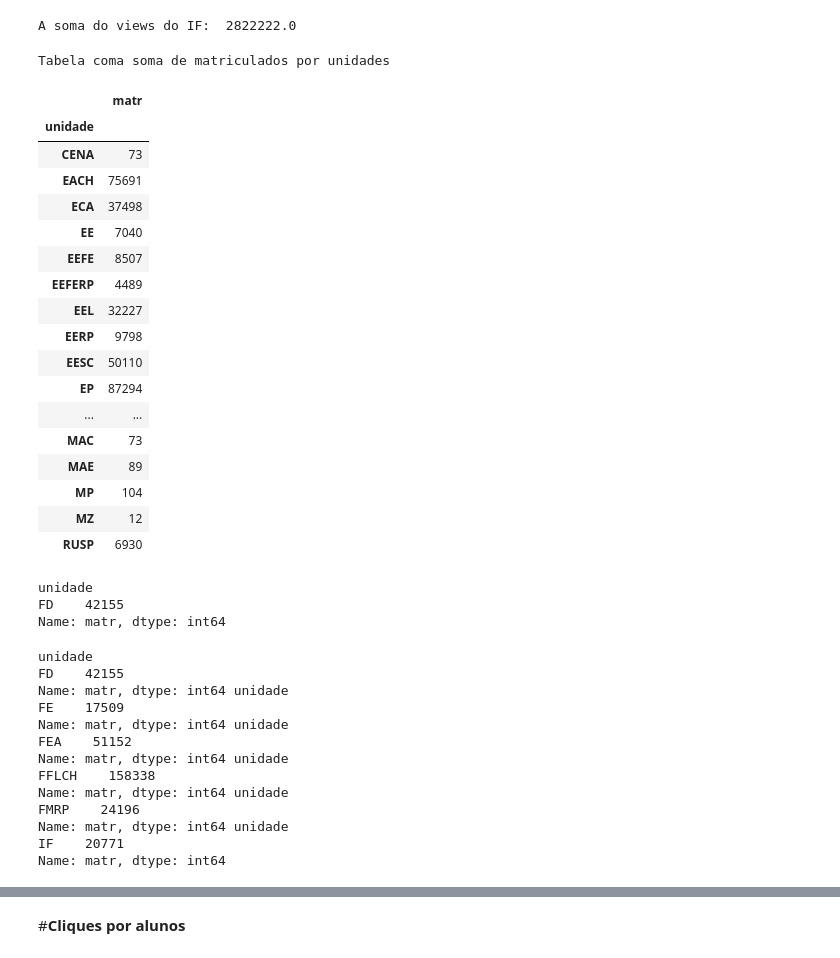
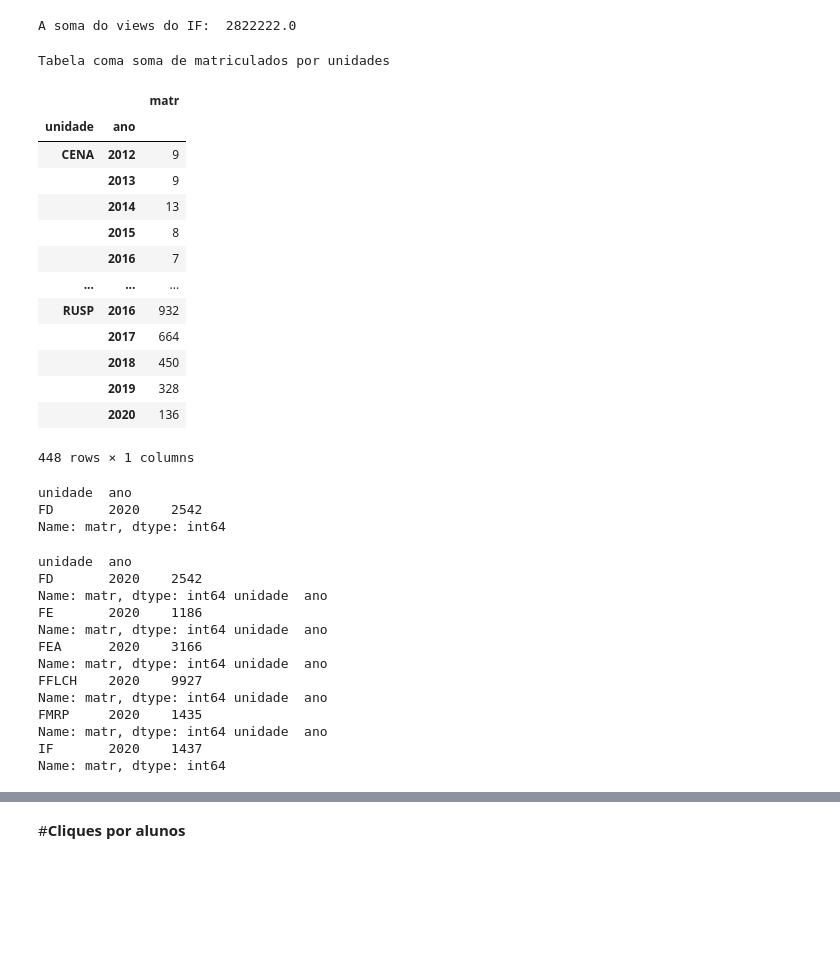
Before and after one commit to gustavo-ifusp/edisc-analytics, a Jupyter notebook: Analise_de_Dados_Indicadores_bolsa_PUB_junho_2021.ipynb, the cells around one changed output, grey strips where cells are left out. Drawn from its saved outputs; the diff is of its cells as text; code cells hidden in the pictures; blank space fills up the shorter version.

```diff
--- a/Analise_de_Dados_Indicadores_bolsa_PUB_junho_2021.ipynb
+++ b/Analise_de_Dados_Indicadores_bolsa_PUB_junho_2021.ipynb
@@ -121,57 +121,53 @@ print("A soma do views do IF: ",soma_views_IF)
 # %% [output]
 A soma do views do IF:  2822222.0
 # %%
-NM = matrcurso.groupby(['unidade'])['matr'].sum()
-print("Tabela coma soma de matriculados por unidades")
+NM = matrcurso.groupby(['unidade','ano'])['matr'].sum() #corrigido!
+print("Tabela coma soma de matriculados por unidades e ano")
 Soma_matriculados = pd.DataFrame(NM)
 Soma_matriculados
 # %% [output]
 Tabela coma soma de matriculados por unidades
-|  | matr |
-| unidade |  |
-| CENA | 73 |
-| EACH | 75691 |
-| ECA | 37498 |
-| EE | 7040 |
-| EEFE | 8507 |
-| EEFERP | 4489 |
-| EEL | 32227 |
-| EERP | 9798 |
-| EESC | 50110 |
-| EP | 87294 |
-| ... | ... |
-| MAC | 73 |
-| MAE | 89 |
-| MP | 104 |
-| MZ | 12 |
-| RUSP | 6930 |
+|  |  | matr |
+| unidade | ano |  |
+| CENA | 2012 | 9 |
+|  | 2013 | 9 |
+|  | 2014 | 13 |
+|  | 2015 | 8 |
+|  | 2016 | 7 |
+| ... | ... | ... |
+| RUSP | 2016 | 932 |
+|  | 2017 | 664 |
+|  | 2018 | 450 |
+|  | 2019 | 328 |
+|  | 2020 | 136 |
+448 rows × 1 columns
 # %%
-alunos_FDD = Soma_matriculados.query('unidade == "FD"')
+alunos_FDD = Soma_matriculados.query('unidade == "FD" and ano == "2020"')
 alunos_FDD  = alunos_FDD['matr']
 alunos_FDD
 # %% [output]
-unidade
-FD    42155
+unidade  ano
+FD       2020    2542
 Name: matr, dtype: int64
 # %%
-alunos_FD = Soma_matriculados.query('unidade == "FD"')['matr']
-alunos_FE = Soma_matriculados.query('unidade == "FE"')['matr']
-alunos_FEA = Soma_matriculados.query('unidade == "FEA"')['matr']
-alunos_FFLCH = Soma_matriculados.query('unidade == "FFLCH"')['matr']
-alunos_FMRP = Soma_matriculados.query('unidade == "FMRP"')['matr']
-alunos_IF = Soma_matriculados.query('unidade == "IF"')['matr']
+alunos_FD = Soma_matriculados.query('unidade == "FD" and ano == "2020"')['matr']
+alunos_FE = Soma_matriculados.query('unidade == "FE" and ano == "2020"')['matr']
+alunos_FEA = Soma_matriculados.query('unidade == "FEA" and ano == "2020"')['matr']
+alunos_FFLCH = Soma_matriculados.query('unidade == "FFLCH" and ano == "2020"')['matr']
+alunos_FMRP = Soma_matriculados.query('unidade == "FMRP" and ano == "2020"')['matr']
+alunos_IF = Soma_matriculados.query('unidade == "IF" and ano == "2020"')['matr']
 print(alunos_FD, alunos_FE, alunos_FEA, alunos_FFLCH, alunos_FMRP, alunos_IF)
 # %% [output]
-unidade
-FD    42155
-Name: matr, dtype: int64 unidade
-FE    17509
-Name: matr, dtype: int64 unidade
-FEA    51152
-Name: matr, dtype: int64 unidade
-FFLCH    158338
-Name: matr, dtype: int64 unidade
-FMRP    24196
-Name: matr, dtype: int64 unidade
-IF    20771
+unidade  ano
+FD       2020    2542
+Name: matr, dtype: int64 unidade  ano
+FE       2020    1186
+Name: matr, dtype: int64 unidade  ano
+FEA      2020    3166
+Name: matr, dtype: int64 unidade  ano
+FFLCH    2020    9927
+Name: matr, dtype: int64 unidade  ano
+FMRP     2020    1435
+Name: matr, dtype: int64 unidade  ano
+IF       2020    1437
 Name: matr, dtype: int64
```
Also changed, not shown: parts of 15 cells of this notebook.
